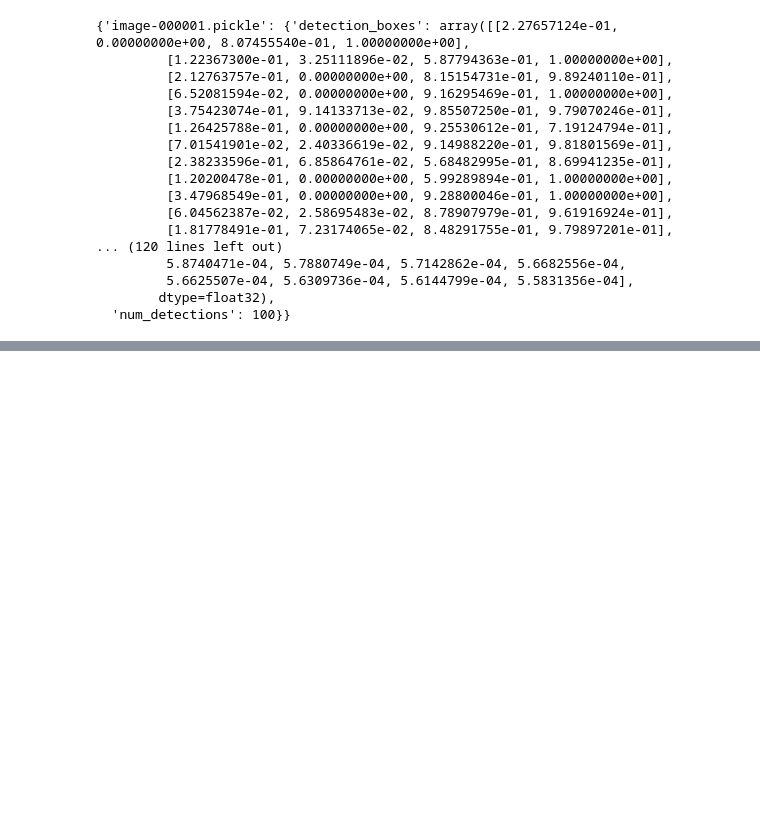
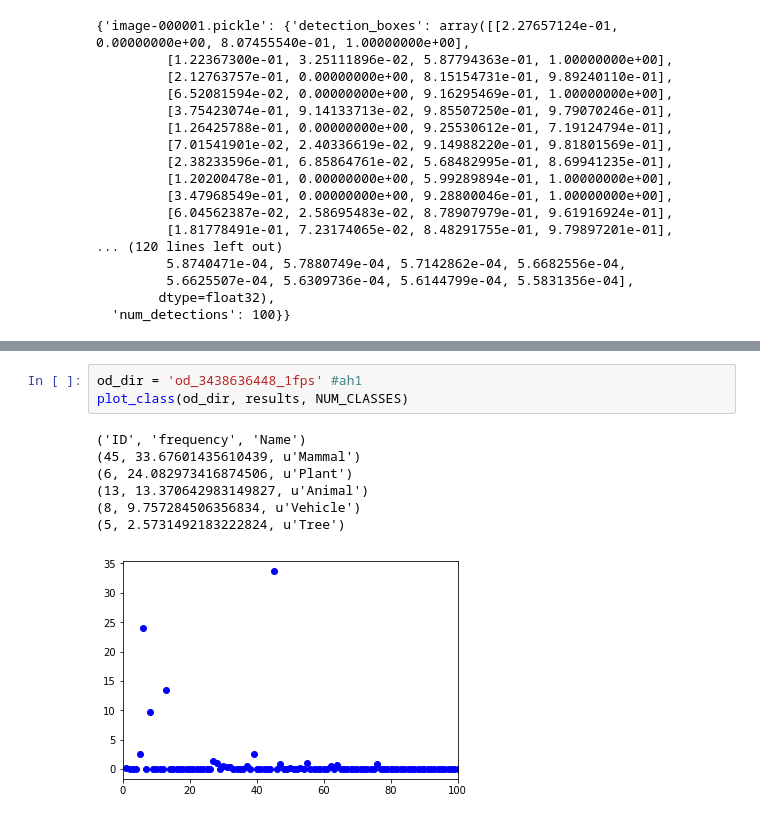
Before and after one commit to qoo/models, a Jupyter notebook: research/object_detection/od_video_analysis_v1.ipynb, the cells around one changed output, grey strips where cells are left out. Cells and saved outputs as stored; diff of their text form; blank space fills up the shorter version.

```diff
--- a/research/object_detection/od_video_analysis_v1.ipynb
+++ b/research/object_detection/od_video_analysis_v1.ipynb
@@ -97,0 +405,11 @@ for folder in sorted(os.listdir(input_dir)):
+# %%
+od_dir = 'od_3438636448_1fps' #ah1
+plot_class(od_dir, results, NUM_CLASSES)
+# %% [output]
+('ID', 'frequency', 'Name')
+(45, 33.67601435610439, u'Mammal')
+(6, 24.082973416874506, u'Plant')
+(13, 13.370642983149827, u'Animal')
+(8, 9.757284506356834, u'Vehicle')
+(5, 2.5731492183222824, u'Tree')
+[figure, added]
```
Also changed, not shown: parts of 58 cells of this notebook, 5 other files.
